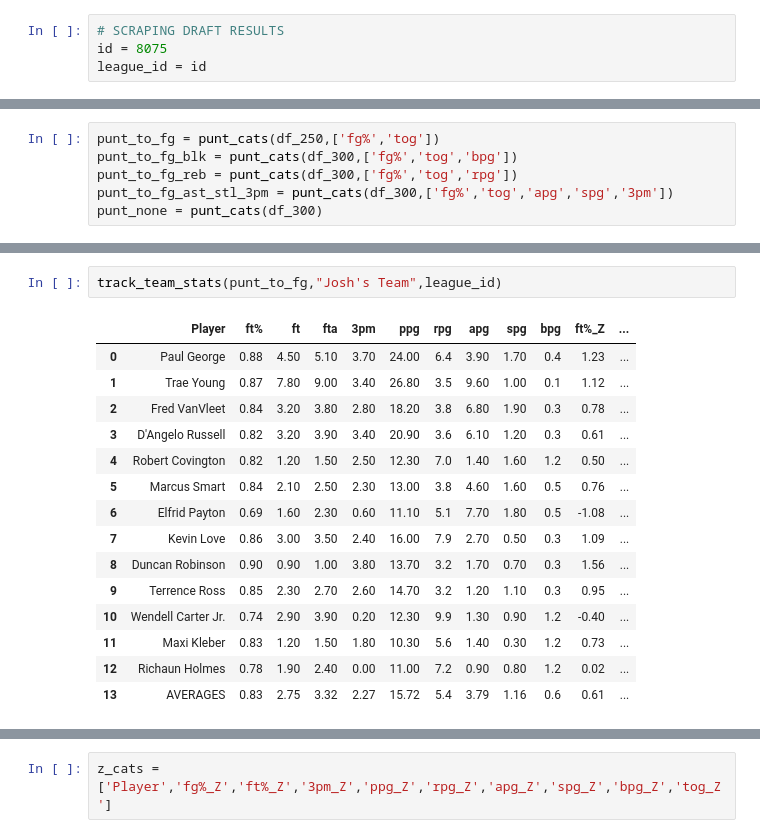
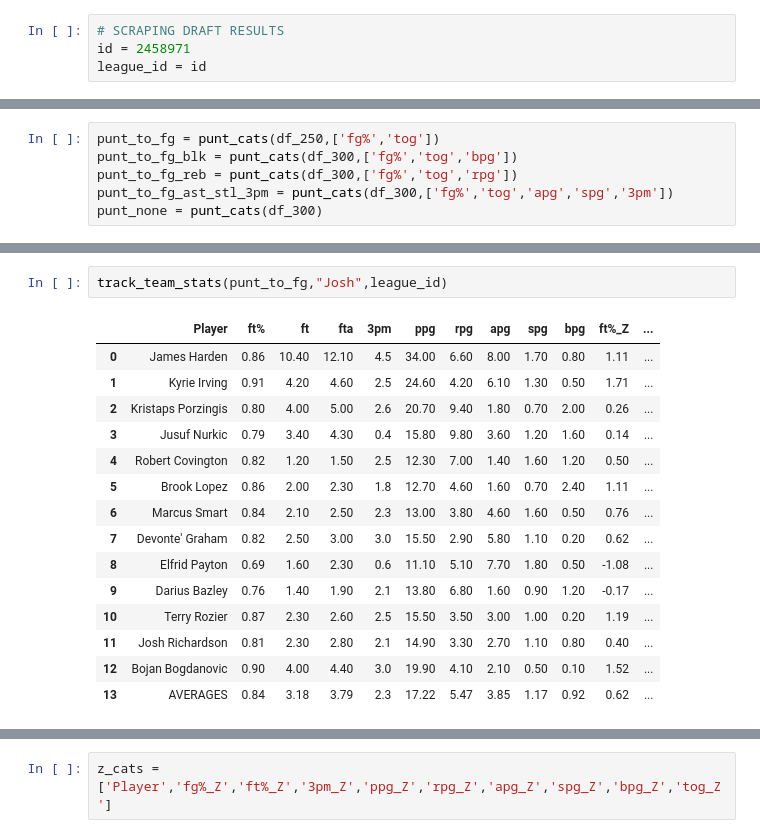
Before and after one commit to hahyunlee/Punt-Kings, a Jupyter notebook: notebooks/punting.ipynb, the cells around one changed output, grey strips where cells are left out. Saved outputs shown, nothing was run; the diff lists cells and outputs as text.

```diff
--- a/notebooks/punting.ipynb
+++ b/notebooks/punting.ipynb
@@ -11,7 +11,7 @@ final_avg_file = 'final_averages_jaylee.xlsx'
 hash_bball_file = 'hashtag_bball_projections.xlsx'
 # %%
 # SCRAPING DRAFT RESULTS
-id = 8075
+id = 2458971
 league_id = id
 # %%
 # METHODS
@@ -324,18 +380,18 @@ find_best_available(punt_to_fg,league_id)
 # %%
-track_team_stats(punt_to_fg,"Josh's Team",league_id)
+track_team_stats(punt_to_fg,"Josh",league_id)
 # %% [output]
 |  | Player | ft% | ft | fta | 3pm | ppg | rpg | apg | spg | bpg | ft%_Z | ... |
-| 0 | Paul George | 0.88 | 4.50 | 5.10 | 3.70 | 24.00 | 6.4 | 3.90 | 1.70 | 0.4 | 1.23 | ... |
-| 1 | Trae Young | 0.87 | 7.80 | 9.00 | 3.40 | 26.80 | 3.5 | 9.60 | 1.00 | 0.1 | 1.12 | ... |
-| 2 | Fred VanVleet | 0.84 | 3.20 | 3.80 | 2.80 | 18.20 | 3.8 | 6.80 | 1.90 | 0.3 | 0.78 | ... |
-| 3 | D'Angelo Russell | 0.82 | 3.20 | 3.90 | 3.40 | 20.90 | 3.6 | 6.10 | 1.20 | 0.3 | 0.61 | ... |
-| 4 | Robert Covington | 0.82 | 1.20 | 1.50 | 2.50 | 12.30 | 7.0 | 1.40 | 1.60 | 1.2 | 0.50 | ... |
-| 5 | Marcus Smart | 0.84 | 2.10 | 2.50 | 2.30 | 13.00 | 3.8 | 4.60 | 1.60 | 0.5 | 0.76 | ... |
-| 6 | Elfrid Payton | 0.69 | 1.60 | 2.30 | 0.60 | 11.10 | 5.1 | 7.70 | 1.80 | 0.5 | -1.08 | ... |
-| 7 | Kevin Love | 0.86 | 3.00 | 3.50 | 2.40 | 16.00 | 7.9 | 2.70 | 0.50 | 0.3 | 1.09 | ... |
-| 8 | Duncan Robinson | 0.90 | 0.90 | 1.00 | 3.80 | 13.70 | 3.2 | 1.70 | 0.70 | 0.3 | 1.56 | ... |
-| 9 | Terrence Ross | 0.85 | 2.30 | 2.70 | 2.60 | 14.70 | 3.2 | 1.20 | 1.10 | 0.3 | 0.95 | ... |
-| 10 | Wendell Carter Jr. | 0.74 | 2.90 | 3.90 | 0.20 | 12.30 | 9.9 | 1.30 | 0.90 | 1.2 | -0.40 | ... |
-| 11 | Maxi Kleber | 0.83 | 1.20 | 1.50 | 1.80 | 10.30 | 5.6 | 1.40 | 0.30 | 1.2 | 0.73 | ... |
-| 12 | Richaun Holmes | 0.78 | 1.90 | 2.40 | 0.00 | 11.00 | 7.2 | 0.90 | 0.80 | 1.2 | 0.02 | ... |
-| 13 | AVERAGES | 0.83 | 2.75 | 3.32 | 2.27 | 15.72 | 5.4 | 3.79 | 1.16 | 0.6 | 0.61 | ... |
+| 0 | James Harden | 0.86 | 10.40 | 12.10 | 4.5 | 34.00 | 6.60 | 8.00 | 1.70 | 0.80 | 1.11 | ... |
+| 1 | Kyrie Irving | 0.91 | 4.20 | 4.60 | 2.5 | 24.60 | 4.20 | 6.10 | 1.30 | 0.50 | 1.71 | ... |
+| 2 | Kristaps Porzingis | 0.80 | 4.00 | 5.00 | 2.6 | 20.70 | 9.40 | 1.80 | 0.70 | 2.00 | 0.26 | ... |
+| 3 | Jusuf Nurkic | 0.79 | 3.40 | 4.30 | 0.4 | 15.80 | 9.80 | 3.60 | 1.20 | 1.60 | 0.14 | ... |
+| 4 | Robert Covington | 0.82 | 1.20 | 1.50 | 2.5 | 12.30 | 7.00 | 1.40 | 1.60 | 1.20 | 0.50 | ... |
+| 5 | Brook Lopez | 0.86 | 2.00 | 2.30 | 1.8 | 12.70 | 4.60 | 1.60 | 0.70 | 2.40 | 1.11 | ... |
+| 6 | Marcus Smart | 0.84 | 2.10 | 2.50 | 2.3 | 13.00 | 3.80 | 4.60 | 1.60 | 0.50 | 0.76 | ... |
+| 7 | Devonte' Graham | 0.82 | 2.50 | 3.00 | 3.0 | 15.50 | 2.90 | 5.80 | 1.10 | 0.20 | 0.62 | ... |
+| 8 | Elfrid Payton | 0.69 | 1.60 | 2.30 | 0.6 | 11.10 | 5.10 | 7.70 | 1.80 | 0.50 | -1.08 | ... |
+| 9 | Darius Bazley | 0.76 | 1.40 | 1.90 | 2.1 | 13.80 | 6.80 | 1.60 | 0.90 | 1.20 | -0.17 | ... |
+| 10 | Terry Rozier | 0.87 | 2.30 | 2.60 | 2.5 | 15.50 | 3.50 | 3.00 | 1.00 | 0.20 | 1.19 | ... |
+| 11 | Josh Richardson | 0.81 | 2.30 | 2.80 | 2.1 | 14.90 | 3.30 | 2.70 | 1.10 | 0.80 | 0.40 | ... |
+| 12 | Bojan Bogdanovic | 0.90 | 4.00 | 4.40 | 3.0 | 19.90 | 4.10 | 2.10 | 0.50 | 0.10 | 1.52 | ... |
+| 13 | AVERAGES | 0.84 | 3.18 | 3.79 | 2.3 | 17.22 | 5.47 | 3.85 | 1.17 | 0.92 | 0.62 | ... |
```
Also changed, not shown: parts of 15 cells of this notebook, 26 other files.
